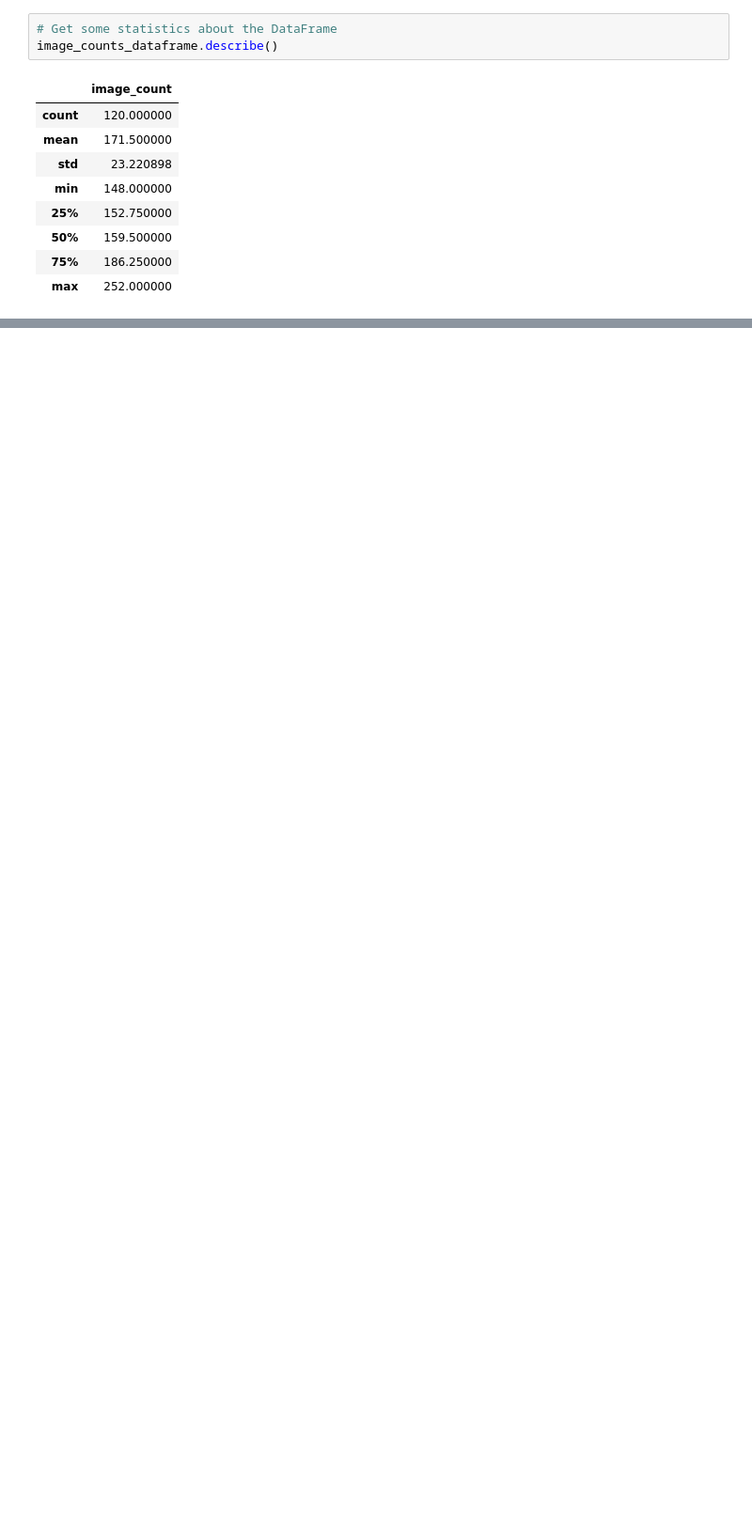
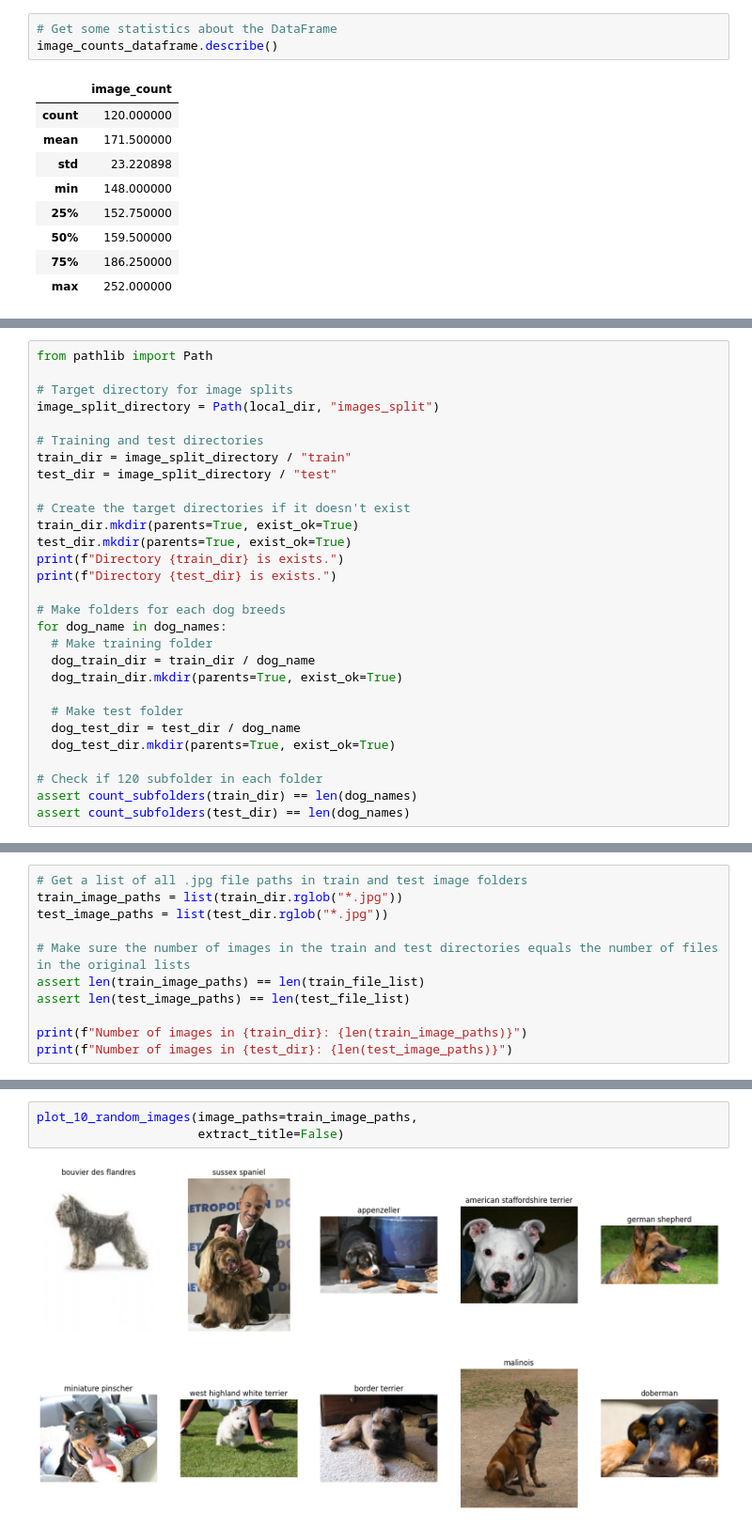
Before and after one commit to mzsolt68/DogVision, a Jupyter notebook: dog_vision.ipynb, the cells around one changed output, grey strips where cells are left out. Shown at 94% size. Cells and saved outputs as stored; diff of their text form; blank space fills up the shorter version.

Commit message:
Create training and test dataset directories

```diff
--- a/dog_vision.ipynb
+++ b/dog_vision.ipynb
@@ -584,0 +595,29 @@ image_counts_dataframe.describe()
+# %%
+from pathlib import Path
+
+# Target directory for image splits
+image_split_directory = Path(local_dir, "images_split")
+
+# Training and test directories
+train_dir = image_split_directory / "train"
+test_dir = image_split_directory / "test"
+
+# Create the target directories if it doesn't exist
+train_dir.mkdir(parents=True, exist_ok=True)
+test_dir.mkdir(parents=True, exist_ok=True)
+print(f"Directory {train_dir} is exists.")
+print(f"Directory {test_dir} is exists.")
+
+# Make folders for each dog breeds
+for dog_name in dog_names:
+  # Make training folder
+  dog_train_dir = train_dir / dog_name
+  dog_train_dir.mkdir(parents=True, exist_ok=True)
+
+  # Make test folder
+  dog_test_dir = test_dir / dog_name
+  dog_test_dir.mkdir(parents=True, exist_ok=True)
+
+# Check if 120 subfolder in each folder
+assert count_subfolders(train_dir) == len(dog_names)
+assert count_subfolders(test_dir) == len(dog_names)
@@ -584,0 +713,11 @@ image_counts_dataframe.describe()
+# %%
+# Get a list of all .jpg file paths in train and test image folders
+train_image_paths = list(train_dir.rglob("*.jpg"))
+test_image_paths = list(test_dir.rglob("*.jpg"))
+
+# Make sure the number of images in the train and test directories equals the number of files in the original lists
+assert len(train_image_paths) == len(train_file_list)
+assert len(test_image_paths) == len(test_file_list)
+
+print(f"Number of images in {train_dir}: {len(train_image_paths)}")
+print(f"Number of images in {test_dir}: {len(test_image_paths)}")
@@ -584,0 +729,5 @@ image_counts_dataframe.describe()
+# %%
+plot_10_random_images(image_paths=train_image_paths,
+                      extract_title=False)
+# %% [output]
+[figure, added]
```
Also changed, not shown: parts of 30 cells of this notebook.
